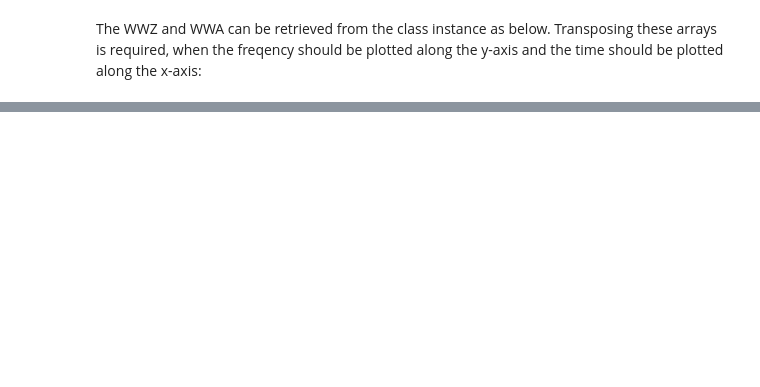
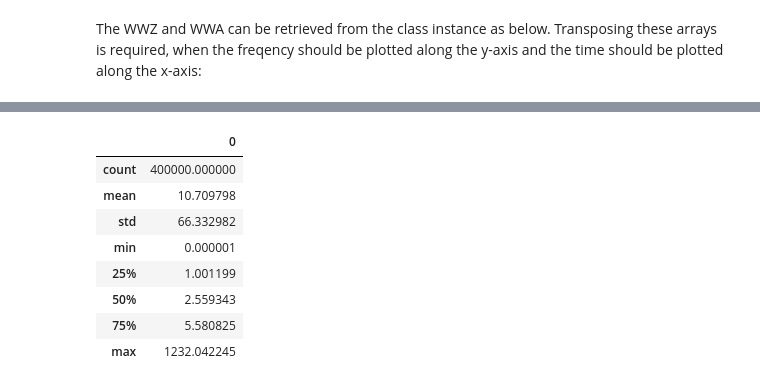
Before and after one commit to skp80286/smbhb_detection, a Jupyter notebook: wwz_analysis.ipynb, the cells around one changed output, grey strips where cells are left out. Drawn from its saved outputs; the diff is of its cells as text; code cells hidden in the pictures; blank space fills up the shorter version.

```diff
--- a/wwz_analysis.ipynb
+++ b/wwz_analysis.ipynb
@@ -139,0 +170,12 @@ at time:             2737.6694
+# %%
+pd.DataFrame(result_wwz.flatten()).describe()
+# %% [output]
+|  | 0 |
+| count | 400000.000000 |
+| mean | 10.709798 |
+| std | 66.332982 |
+| min | 0.000001 |
+| 25% | 1.001199 |
+| 50% | 2.559343 |
+| 75% | 5.580825 |
+| max | 1232.042245 |
```
Also changed, not shown: parts of 13 cells of this notebook.
